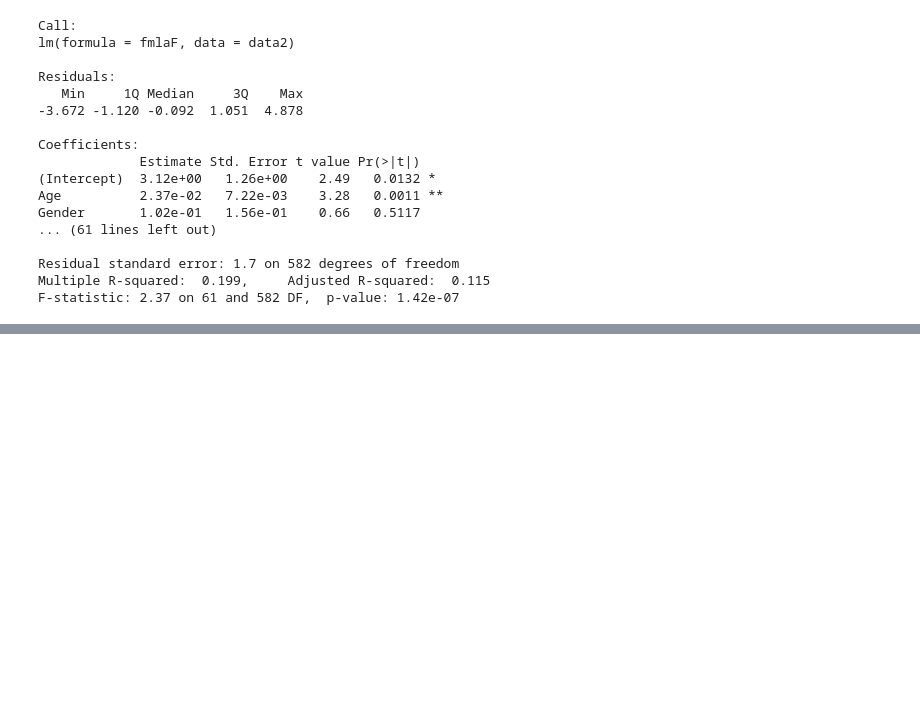
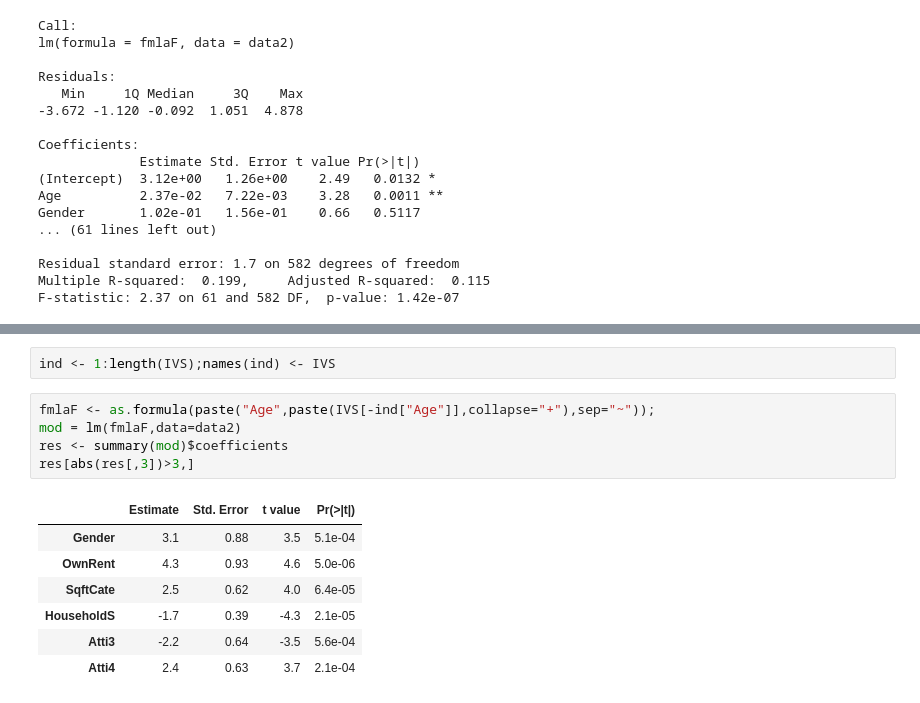
Before and after one commit to audrism/powerstats, a Jupyter notebook: Hypothesis1.ipynb, the cells around one changed output, grey strips where cells are left out. Saved outputs shown, nothing was run; the diff lists cells and outputs as text; blank space fills up the shorter version.

```diff
--- a/Hypothesis1.ipynb
+++ b/Hypothesis1.ipynb
@@ -460,0 +494,15 @@ F-statistic: 2.37 on 61 and 582 DF,  p-value: 1.42e-07
+# %%
+ind <- 1:length(IVS);names(ind) <- IVS
+# %%
+fmlaF <- as.formula(paste("Age",paste(IVS[-ind["Age"]],collapse="+"),sep="~"));
+mod = lm(fmlaF,data=data2)
+res <- summary(mod)$coefficients
+res[abs(res[,3])>3,]
+# %% [output]
+|  | Estimate | Std. Error | t value | Pr(>|t|) |
+| Gender | 3.1 | 0.88 | 3.5 | 5.1e-04 |
+| OwnRent | 4.3 | 0.93 | 4.6 | 5.0e-06 |
+| SqftCate | 2.5 | 0.62 | 4.0 | 6.4e-05 |
+| HouseholdS | -1.7 | 0.39 | -4.3 | 2.1e-05 |
+| Atti3 | -2.2 | 0.64 | -3.5 | 5.6e-04 |
+| Atti4 | 2.4 | 0.63 | 3.7 | 2.1e-04 |
```
Also changed, not shown: parts of 4 cells of this notebook.
